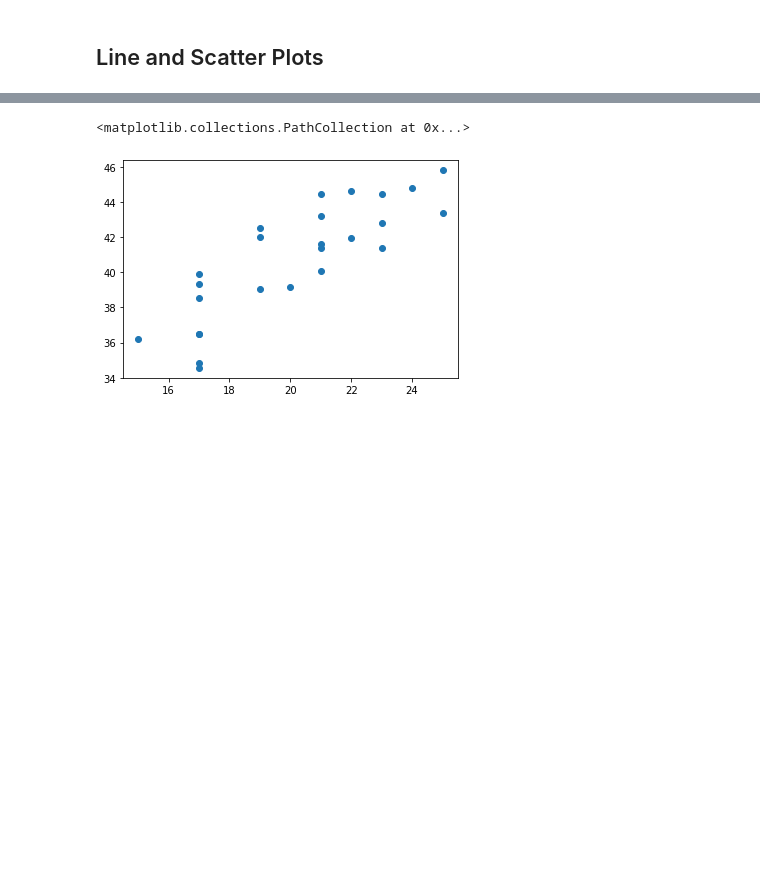
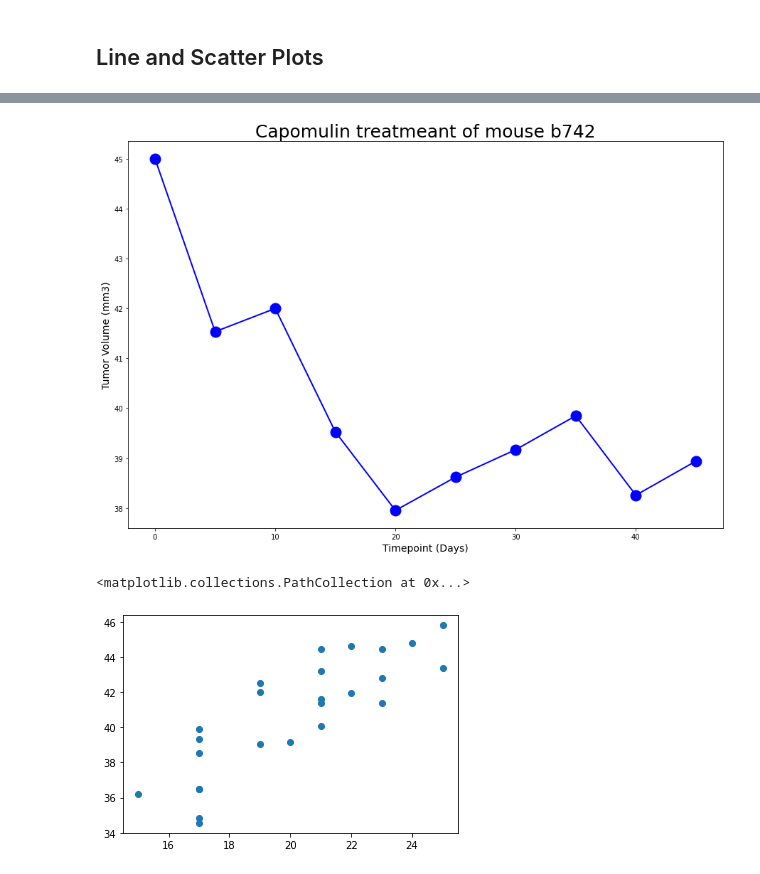
Before and after one commit to TPhillips27/Matplotlib-homework, a Jupyter notebook: Instructions/Pymaceuticals/pymaceuticals_starter.ipynb, the cells around one changed output, grey strips where cells are left out. Cells and saved outputs as stored; diff of their text form; code cells hidden in the pictures; blank space fills up the shorter version.

```diff
--- a/Instructions/Pymaceuticals/pymaceuticals_starter.ipynb
+++ b/Instructions/Pymaceuticals/pymaceuticals_starter.ipynb
@@ -246,3 +256,6 @@ plt.show()
 ## Line and Scatter Plots
 # %%
 # Generate a line plot of time point versus tumor volume for a mouse treated with Capomulin
+
+mouse_df = clean_combined_df.loc[clean_combined_df["Mouse ID"] == "b742",:]
+mouse_df.head()
@@ -249,3 +269,15 @@ plt.show()
+# %%
+x_axis = mouse_df["Timepoint"]
+tumsiz = mouse_df["Tumor Volume (mm3)"]
+
+fig1, ax1 = plt.subplots(figsize=(15, 10))
+plt.title('Capomulin treatmeant of mouse b742',fontsize =25)
+plt.plot(x_axis, tumsiz,linewidth=2, markersize=15,marker="o",color="blue", label="Fahreneit")
+plt.xlabel('Timepoint (Days)',fontsize =14)
+plt.ylabel('Tumor Volume (mm3)',fontsize =14)
+plt.show()
+# %% [output]
+[figure, added]
 # %%
 # Generate a scatter plot of mouse weight versus average tumor volume for the Capomulin regimen
 capomulin_data = clean_combined_df.loc[clean_combined_df['Drug Regimen']=='Capomulin']
```
Also changed, not shown: parts of 3 cells of this notebook.
